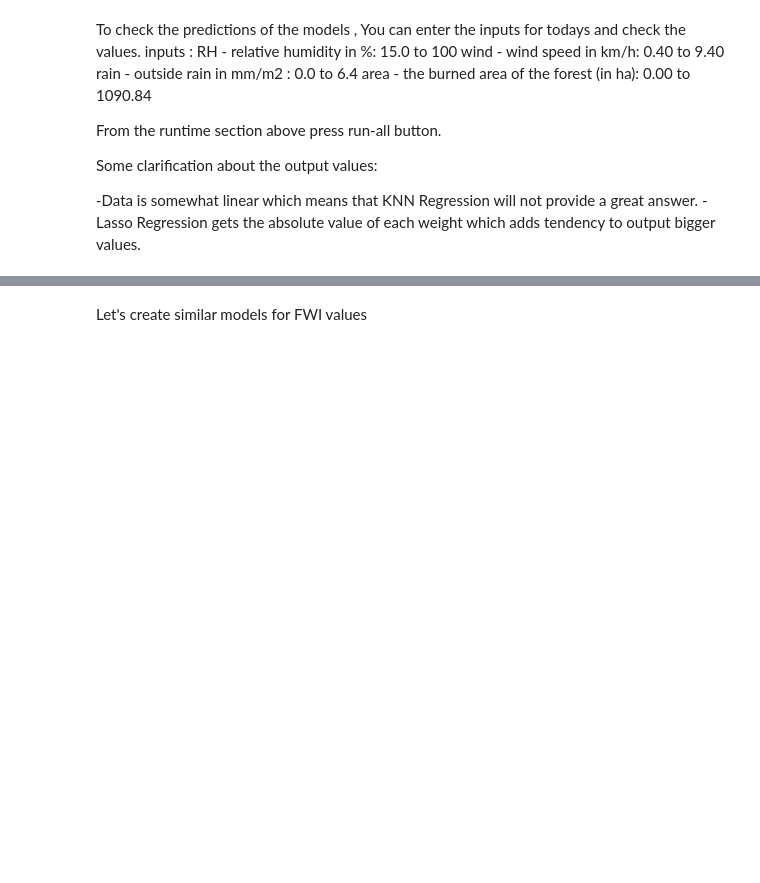
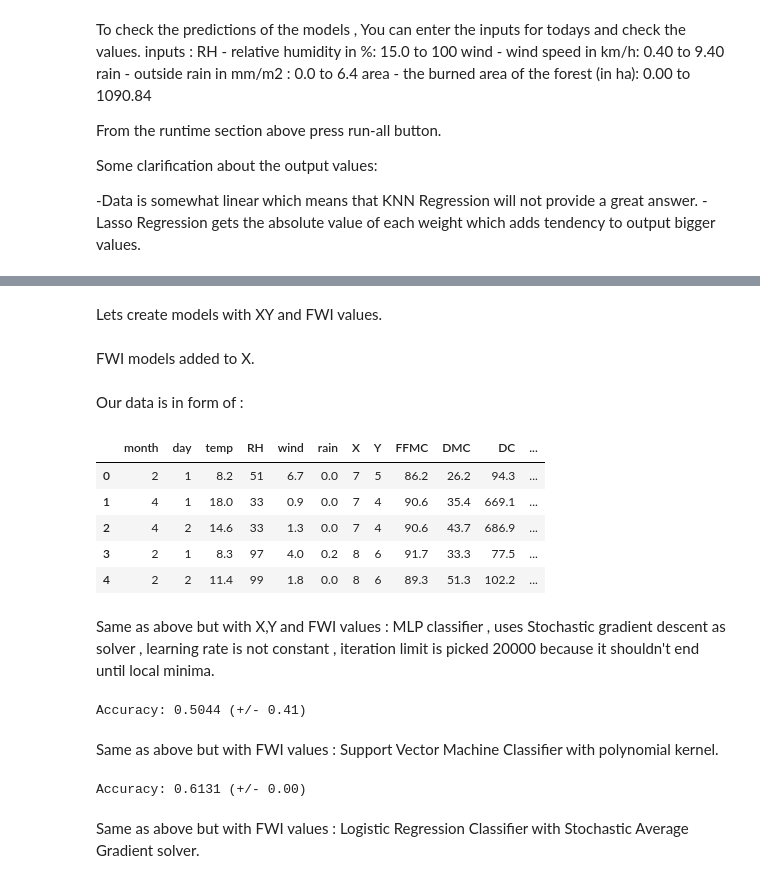
Before and after one commit to mertkayacs/Forestfires-Prediction-with-Machine-Learning, a Jupyter notebook: Forestfires_prediction_with_Machine_Learning.ipynb, the cells around one changed output, grey strips where cells are left out. Saved outputs shown, nothing was run; the diff lists cells and outputs as text; code cells hidden in the pictures; blank space fills up the shorter version.

```diff
--- a/Forestfires_prediction_with_Machine_Learning.ipynb
+++ b/Forestfires_prediction_with_Machine_Learning.ipynb
@@ -273,0 +743,4 @@ Predicted value for burned area is (According to machine learning model trained
+# %%
+log_XY = LogisticRegression(solver='sag' , max_iter=20000)
+score_log_XY = cross_val_score(log_XY_FWI, X_numeric_for_XY, Y_labels_for_XY, cv=5)
+print("Accuracy: %0.4f (+/- %0.2f)" % (score_log_XY.mean(), score_log_XY.std() * 2))
@@ -273,0 +751,5 @@ Predicted value for burned area is (According to machine learning model trained
+# %%
+mlp_XY.fit(X_numeric_for_XY,Y_labels_for_XY)
+svm_poly_XY.fit(X_numeric_for_XY,Y_labels_for_XY)
+neigh_XY.fit(X_numeric_for_XY,Y_labels_for_XY)
+log_XY.fit(X_numeric_for_XY,Y_labels_for_XY)
@@ -274,2 +819,41 @@ Predicted value for burned area is (According to machine learning model trained
 # %% [markdown]
-Let's create similar models for FWI values
+Lets create models with XY and FWI values.
+# %%
+X_numeric_XY_FWI = X_numeric_for_XY.copy()
+#Y_labels_for_XY values are unshuffled they will be used
+# %% [markdown]
+FWI models added to X.
+# %%
+X_numeric_XY_FWI['FFMC'] = df_numeric['FFMC']
+X_numeric_XY_FWI['DMC'] = df_numeric['DMC']
+X_numeric_XY_FWI['DC'] = df_numeric['DC']
+X_numeric_XY_FWI['ISI'] = df_numeric['ISI']
+# %% [markdown]
+Our data is in form of :
+# %%
+X_numeric_XY_FWI.head()
+# %% [output]
+|  | month | day | temp | RH | wind | rain | X | Y | FFMC | DMC | DC | ... |
+| 0 | 2 | 1 | 8.2 | 51 | 6.7 | 0.0 | 7 | 5 | 86.2 | 26.2 | 94.3 | ... |
+| 1 | 4 | 1 | 18.0 | 33 | 0.9 | 0.0 | 7 | 4 | 90.6 | 35.4 | 669.1 | ... |
+| 2 | 4 | 2 | 14.6 | 33 | 1.3 | 0.0 | 7 | 4 | 90.6 | 43.7 | 686.9 | ... |
+| 3 | 2 | 1 | 8.3 | 97 | 4.0 | 0.2 | 8 | 6 | 91.7 | 33.3 | 77.5 | ... |
+| 4 | 2 | 2 | 11.4 | 99 | 1.8 | 0.0 | 8 | 6 | 89.3 | 51.3 | 102.2 | ... |
+# %% [markdown]
+Same as above but with X,Y and FWI values : MLP classifier , uses Stochastic gradient descent as solver , learning rate is not constant , iteration limit is picked 20000 because it shouldn't end until local minima.
+# %%
+mlp_XY_FWI = MLPClassifier(max_iter=20000 , learning_rate='adaptive' ,solver = 'sgd')
+score_mlp_XY_FWI = cross_val_score(mlp_XY_FWI, X_numeric_XY_FWI, Y_labels_for_XY, cv=5)
+print("Accuracy: %0.4f (+/- %0.2f)" % (score_mlp_XY_FWI.mean(), score_mlp_XY_FWI.std() * 2))
+# %% [output]
+Accuracy: 0.5044 (+/- 0.41)
+# %% [markdown]
+Same as above but with FWI values : Support Vector Machine Classifier with polynomial kernel.
+# %%
+svm_poly_XY_FWI = svm.SVC(kernel='poly', C=1)
+score_svm_poly_XY_FWI = cross_val_score(svm_poly_XY_FWI, X_numeric_XY_FWI, Y_labels_for_XY, cv=5)
+print("Accuracy: %0.4f (+/- %0.2f)" % (score_svm_poly_XY_FWI.mean(), score_svm_poly_XY_FWI.std() * 2))
+# %% [output]
+Accuracy: 0.6131 (+/- 0.00)
+# %% [markdown]
+Same as above but with FWI values : Logistic Regression Classifier with Stochastic Average Gradient solver.
```
Also changed, not shown: parts of 80 cells of this notebook.
